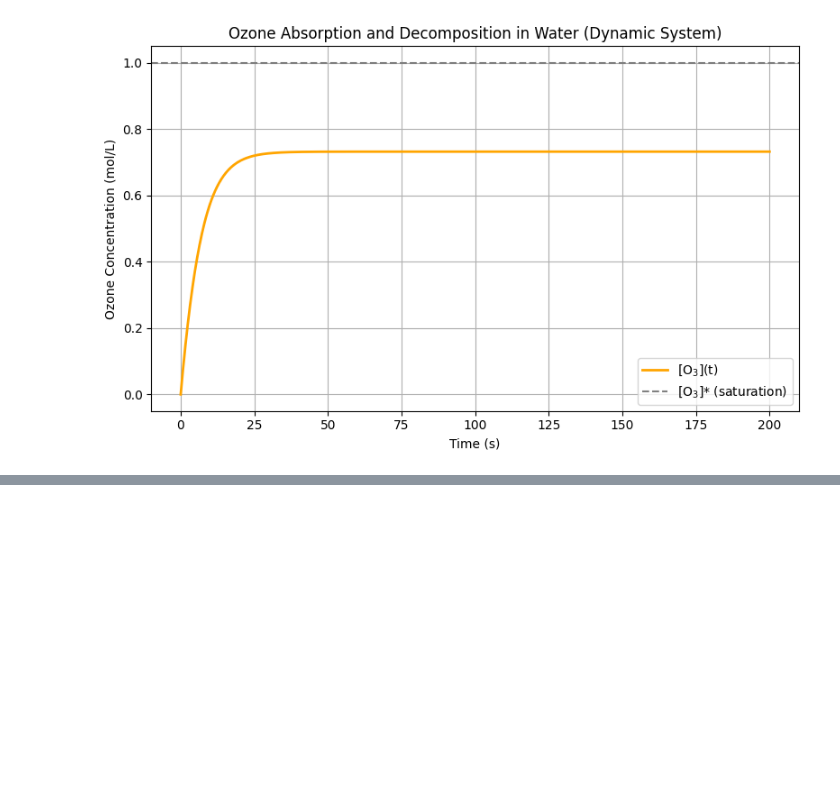
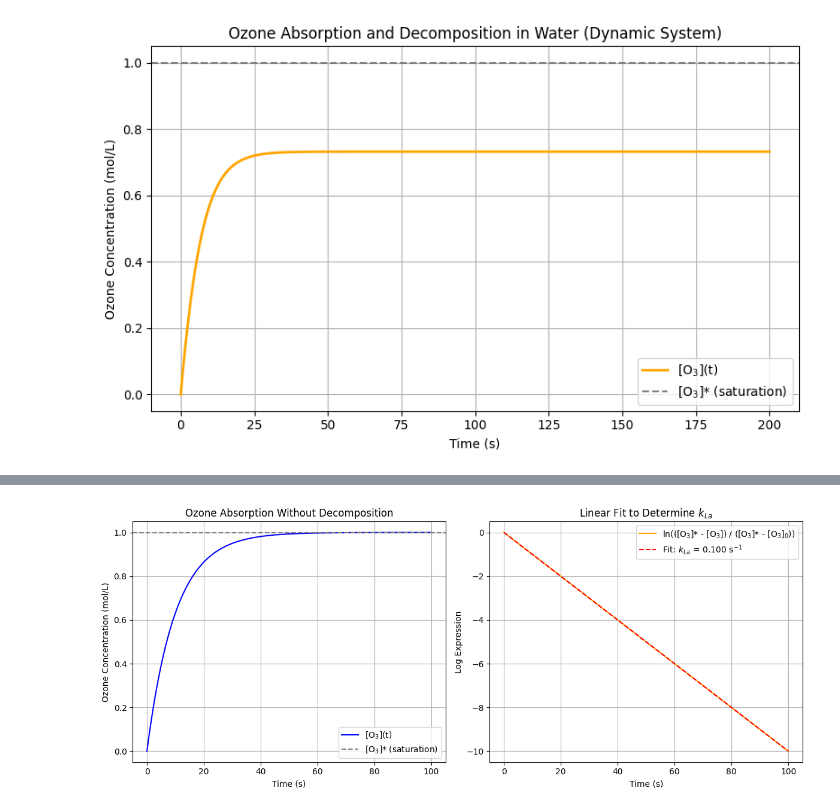
Before and after one commit to davidebtt/chemical_pycode, a Jupyter notebook: second_order_decomposition_reaction.ipynb, the cells around one changed output, grey strips where cells are left out. Cells and saved outputs as stored; diff of their text form; code cells hidden in the pictures; blank space fills up the shorter version.

```diff
--- a/second_order_decomposition_reaction.ipynb
+++ b/second_order_decomposition_reaction.ipynb
@@ -105,3 +105,60 @@ plt.show()
 [figure]
 # %% [markdown]
 ![image.png](embedded-picture-1)
+# %%
+import numpy as np
+import matplotlib.pyplot as plt
+from scipy.optimize import curve_fit
+
+# Parameters
+k_La_true = 0.1      # True mass transfer coefficient (1/s)
+O3_star = 1.0        # Saturation concentration (mol/L)
+O3_0 = 0.0           # Initial ozone concentration in water (mol/L)
+
+# Time array
+t = np.linspace(0, 100, 500)  # Time in seconds
+
+# Analytical solution for [O3](t) without decomposition
+def O3_no_decomp(t, k_La, O3_star, O3_0):
+    return O3_star * (1 - np.exp(-k_La * t)) + O3_0 * np.exp(-k_La * t)
+
+# Generate synthetic data
+O3_conc = O3_no_decomp(t, k_La_true, O3_star, O3_0)
+
+# Calculate log-transformed values for linear fit
+log_y = np.log((O3_star - O3_conc) / (O3_star - O3_0))
+
+# Fit a line to the transformed data
+def linear_model(t, slope):
+    return -slope * t
+
+popt, _ = curve_fit(linear_model, t, log_y)
+k_La_fitted = popt[0]
+
+# Plot results
+plt.figure(figsize=(12, 5))
+
+# Subplot 1: [O3] vs Time
+plt.subplot(1, 2, 1)
+plt.plot(t, O3_conc, label='[O$_3$](t)', color='blue')
+plt.axhline(O3_star, color='gray', linestyle='--', label='[O$_3$]* (saturation)')
+plt.xlabel('Time (s)')
+plt.ylabel('Ozone Concentration (mol/L)')
+plt.title('Ozone Absorption Without Decomposition')
+plt.grid(True)
+plt.legend()
+
+# Subplot 2: Log plot and linear fit
+plt.subplot(1, 2, 2)
+plt.plot(t, log_y, label='ln(([O$_3$]* - [O$_3$]) / ([O$_3$]* - [O$_3$]$_0$))', color='orange')
+plt.plot(t, linear_model(t, *popt), '--', label=f'Fit: $k_{{La}}$ = {k_La_fitted:.3f} s$^{{-1}}$', color='red')
+plt.xlabel('Time (s)')
+plt.ylabel('Log Expression')
+plt.title('Linear Fit to Determine $k_{La}$')
+plt.grid(True)
+plt.legend()
+
+plt.tight_layout()
+plt.show()
+# %% [output]
+[figure, added]
```
Also changed, not shown: parts of 1 cell of this notebook.
